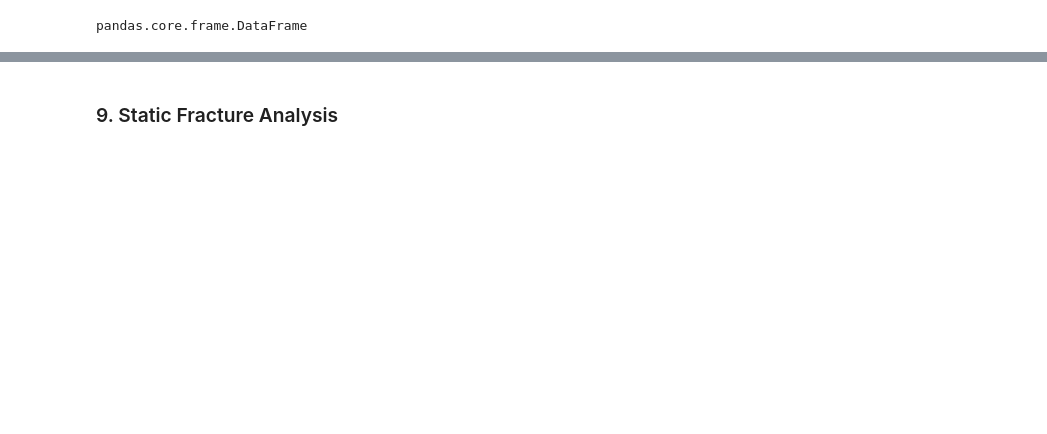
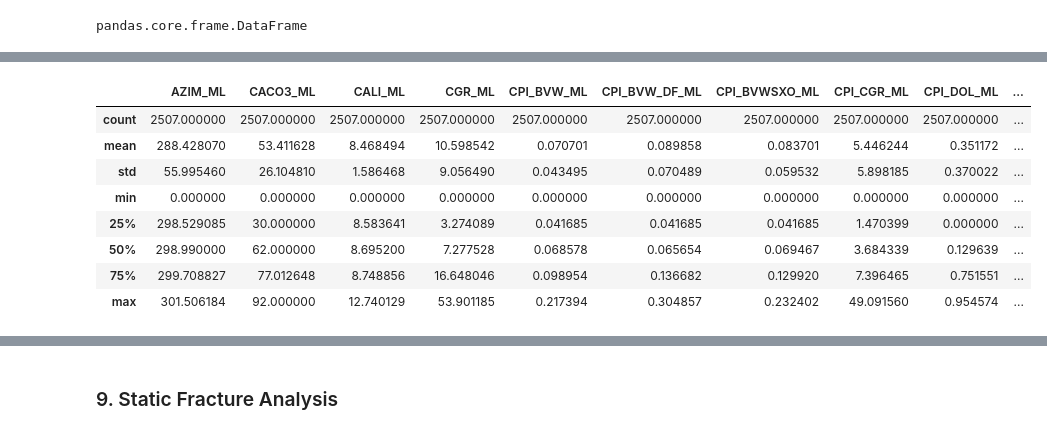
Before and after one commit to Zabamund/fracture-SFA, a Jupyter notebook: notebooks/SFA_Notebook.ipynb, the cells around one changed output, grey strips where cells are left out. Drawn from its saved outputs; the diff is of its cells as text; code cells hidden in the pictures; blank space fills up the shorter version.

```diff
--- a/notebooks/SFA_Notebook.ipynb
+++ b/notebooks/SFA_Notebook.ipynb
@@ -778,0 +765,13 @@ log_data_df.head()
+# %%
+pd.set_option('display.max_columns', 0)
+log_data_df.describe()
+# %% [output]
+|  | AZIM_ML | CACO3_ML | CALI_ML | CGR_ML | CPI_BVW_ML | CPI_BVW_DF_ML | CPI_BVWSXO_ML | CPI_CGR_ML | CPI_DOL_ML | ... |
+| count | 2507.000000 | 2507.000000 | 2507.000000 | 2507.000000 | 2507.000000 | 2507.000000 | 2507.000000 | 2507.000000 | 2507.000000 | ... |
+| mean | 288.428070 | 53.411628 | 8.468494 | 10.598542 | 0.070701 | 0.089858 | 0.083701 | 5.446244 | 0.351172 | ... |
+| std | 55.995460 | 26.104810 | 1.586468 | 9.056490 | 0.043495 | 0.070489 | 0.059532 | 5.898185 | 0.370022 | ... |
+| min | 0.000000 | 0.000000 | 0.000000 | 0.000000 | 0.000000 | 0.000000 | 0.000000 | 0.000000 | 0.000000 | ... |
+| 25% | 298.529085 | 30.000000 | 8.583641 | 3.274089 | 0.041685 | 0.041685 | 0.041685 | 1.470399 | 0.000000 | ... |
+| 50% | 298.990000 | 62.000000 | 8.695200 | 7.277528 | 0.068578 | 0.065654 | 0.069467 | 3.684339 | 0.129639 | ... |
+| 75% | 299.708827 | 77.012648 | 8.748856 | 16.648046 | 0.098954 | 0.136682 | 0.129920 | 7.396465 | 0.751551 | ... |
+| max | 301.506184 | 92.000000 | 12.740129 | 53.901185 | 0.217394 | 0.304857 | 0.232402 | 49.091560 | 0.954574 | ... |
```
Also changed, not shown: parts of 9 cells of this notebook.
